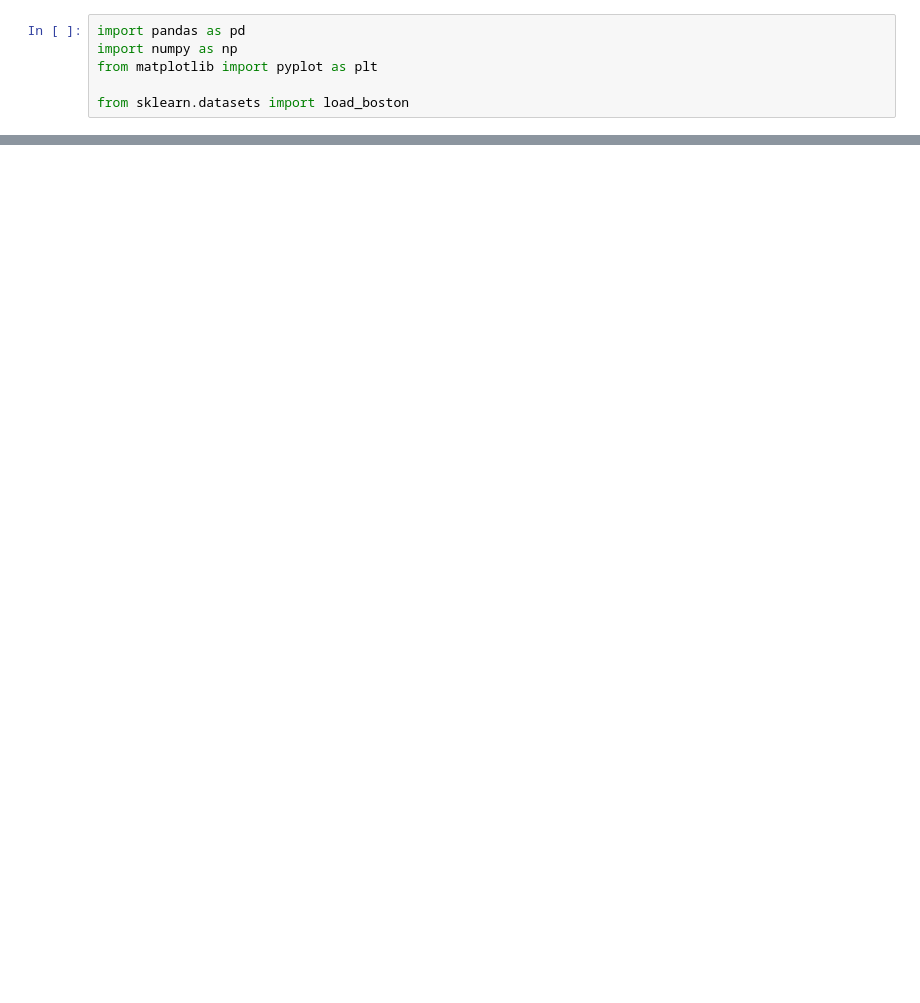
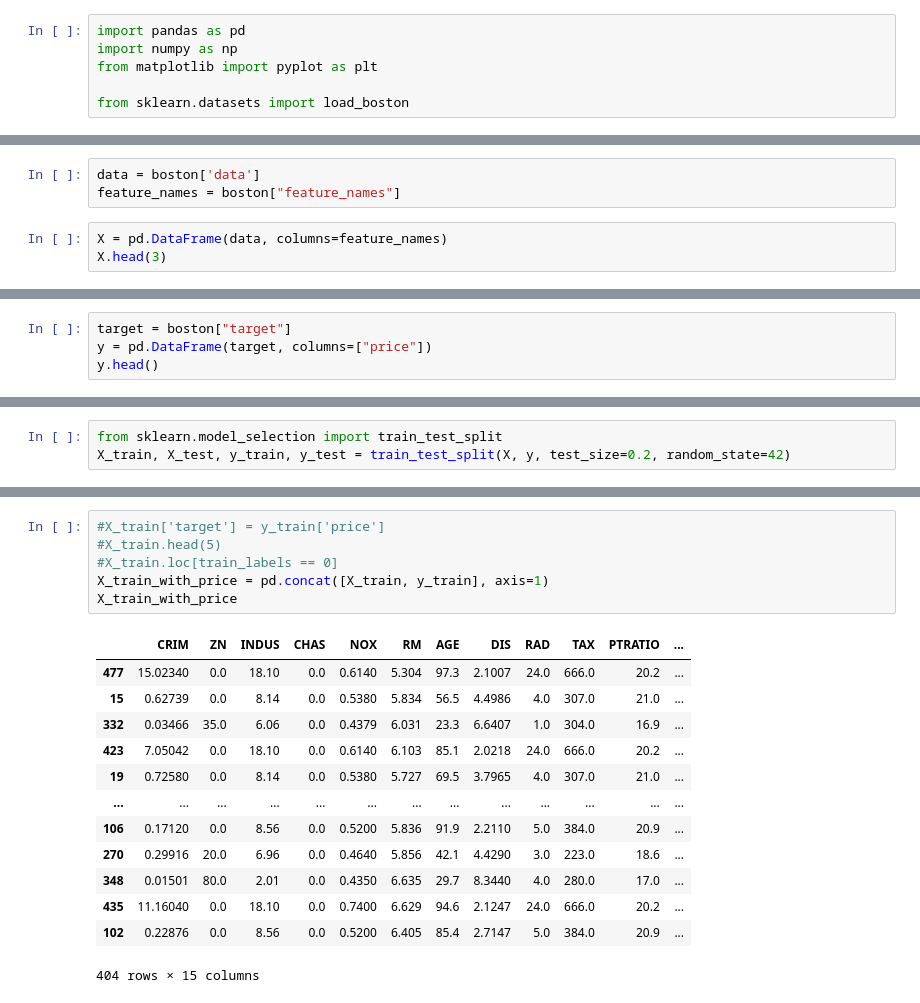
Before and after one commit to ishubenko/python_lib_geek_brains, a Jupyter notebook: lesson_4/exercise_4.ipynb, the cells around one changed output, grey strips where cells are left out. Cells and saved outputs as stored; diff of their text form; blank space fills up the shorter version.

```diff
--- a/lesson_4/exercise_4.ipynb
+++ b/lesson_4/exercise_4.ipynb
@@ -23,0 +22,6 @@ y
+# %%
+data = boston['data']
+feature_names = boston["feature_names"]
+# %%
+X = pd.DataFrame(data, columns=feature_names)
+X.head(3)
@@ -23,0 +33,4 @@ y
+# %%
+target = boston["target"]
+y = pd.DataFrame(target, columns=["price"])
+y.head()
@@ -23,0 +44,3 @@ y
+# %%
+from sklearn.model_selection import train_test_split
+X_train, X_test, y_train, y_test = train_test_split(X, y, test_size=0.2, random_state=42)
@@ -23,0 +111,20 @@ y
+# %%
+#X_train['target'] = y_train['price']
+#X_train.head(5)
+#X_train.loc[train_labels == 0]
+X_train_with_price = pd.concat([X_train, y_train], axis=1)
+X_train_with_price
+# %% [output]
+|  | CRIM | ZN | INDUS | CHAS | NOX | RM | AGE | DIS | RAD | TAX | PTRATIO | ... |
+| 477 | 15.02340 | 0.0 | 18.10 | 0.0 | 0.6140 | 5.304 | 97.3 | 2.1007 | 24.0 | 666.0 | 20.2 | ... |
+| 15 | 0.62739 | 0.0 | 8.14 | 0.0 | 0.5380 | 5.834 | 56.5 | 4.4986 | 4.0 | 307.0 | 21.0 | ... |
+| 332 | 0.03466 | 35.0 | 6.06 | 0.0 | 0.4379 | 6.031 | 23.3 | 6.6407 | 1.0 | 304.0 | 16.9 | ... |
+| 423 | 7.05042 | 0.0 | 18.10 | 0.0 | 0.6140 | 6.103 | 85.1 | 2.0218 | 24.0 | 666.0 | 20.2 | ... |
+| 19 | 0.72580 | 0.0 | 8.14 | 0.0 | 0.5380 | 5.727 | 69.5 | 3.7965 | 4.0 | 307.0 | 21.0 | ... |
+| ... | ... | ... | ... | ... | ... | ... | ... | ... | ... | ... | ... | ... |
+| 106 | 0.17120 | 0.0 | 8.56 | 0.0 | 0.5200 | 5.836 | 91.9 | 2.2110 | 5.0 | 384.0 | 20.9 | ... |
+| 270 | 0.29916 | 20.0 | 6.96 | 0.0 | 0.4640 | 5.856 | 42.1 | 4.4290 | 3.0 | 223.0 | 18.6 | ... |
+| 348 | 0.01501 | 80.0 | 2.01 | 0.0 | 0.4350 | 6.635 | 29.7 | 8.3440 | 4.0 | 280.0 | 17.0 | ... |
+| 435 | 11.16040 | 0.0 | 18.10 | 0.0 | 0.7400 | 6.629 | 94.6 | 2.1247 | 24.0 | 666.0 | 20.2 | ... |
+| 102 | 0.22876 | 0.0 | 8.56 | 0.0 | 0.5200 | 6.405 | 85.4 | 2.7147 | 5.0 | 384.0 | 20.9 | ... |
+404 rows × 15 columns
```
Also changed, not shown: parts of 24 cells of this notebook, 1 other file.
